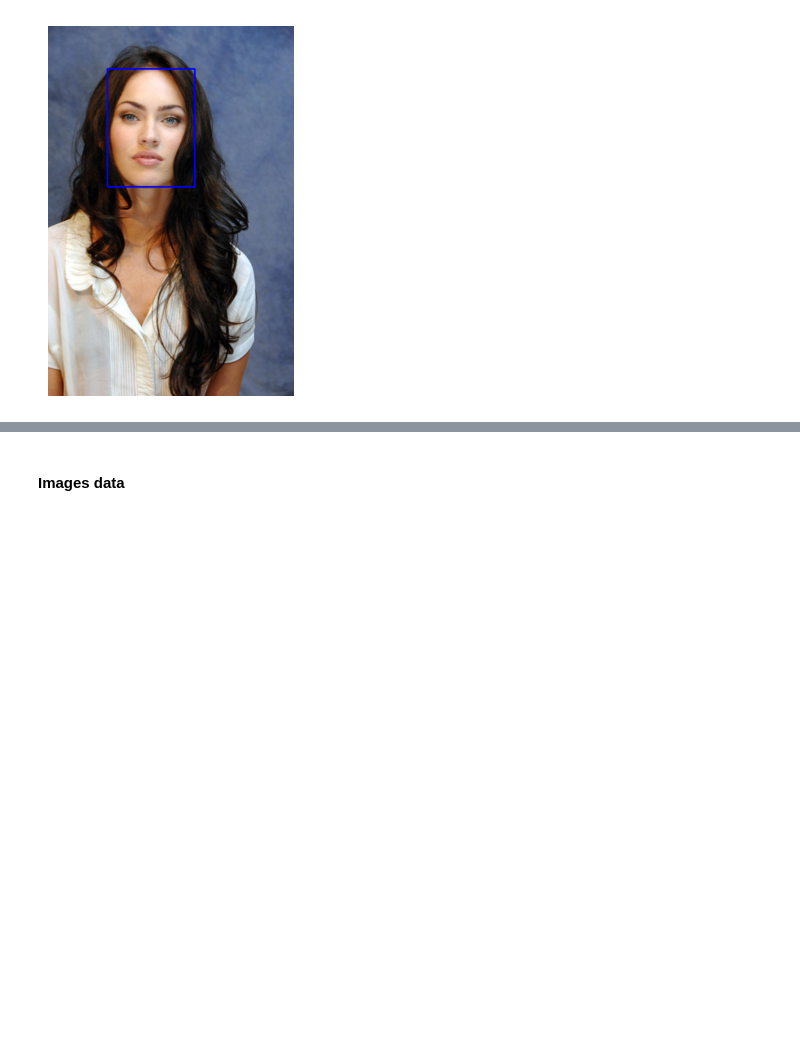
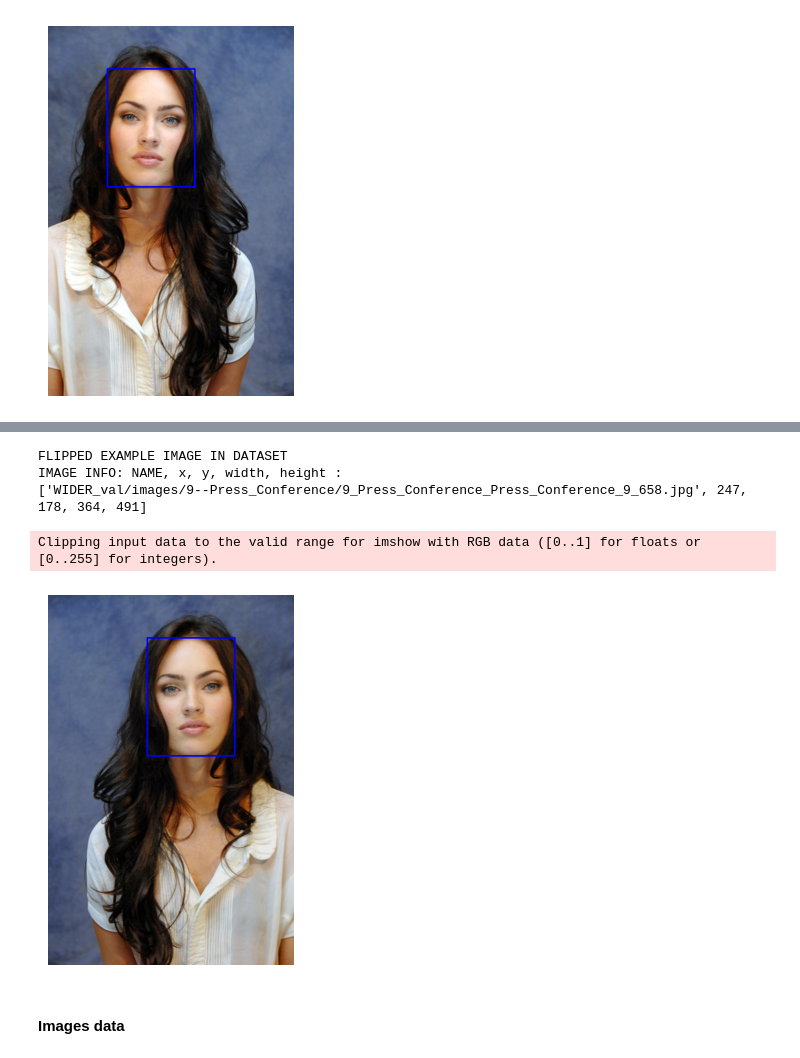
Before and after one commit to APJukic/NEUMRE-Face-tracking-by-using-CNNs, a Jupyter notebook: face-tracking.ipynb, the cells around one changed output, grey strips where cells are left out. Drawn from its saved outputs; the diff is of its cells as text; code cells hidden in the pictures; blank space fills up the shorter version.

```diff
--- a/face-tracking.ipynb
+++ b/face-tracking.ipynb
@@ -127,3 +199,42 @@ IMAGE INFO: NAME, x, y, width, height :
+# %%
+print("FLIPPED EXAMPLE IMAGE IN DATASET")
+print("IMAGE INFO: NAME, x, y, width, height : ")
+pp = -16
+print(images_info_test[pp])
+
+path = images_info_test[pp][0]
+img = cv2.imread(path)
+
+transform_inverted = transforms.Compose([
+    transforms.ToTensor(),
+    transforms.RandomHorizontalFlip(1),
+    transforms.ColorJitter(brightness=0.2, saturation=0.2, hue=0.2)
+])
+
+img_flipped = transform_inverted(img)
+
+# convert this image to numpy array
+img_flipped = np.array(img_flipped)
+
+# transpose from shape of (3,,) to shape of (,,3)
+img_flipped = img_flipped.transpose(1, 2, 0).copy()
+
+width = int(images_info_test[pp][3])
+height = int(images_info_test[pp][4])
+x = int(img_flipped.shape[1] - images_info_test[pp][1] - width)
+y = int(images_info_test[pp][2])
+image = cv2.rectangle(img_flipped, (x, y),(x+width, y+height) , (255, 0, 0), 5)
+
+# display the normalized image
+plt.imshow(cv2.cvtColor(image, cv2.COLOR_BGR2RGB))
+plt.axis('off')
+plt.show()
+# %% [output]
+FLIPPED EXAMPLE IMAGE IN DATASET
+IMAGE INFO: NAME, x, y, width, height :
+['WIDER_val/images/9--Press_Conference/9_Press_Conference_Press_Conference_9_658.jpg', 247, 178, 364, 491]
+Clipping input data to the valid range for imshow with RGB data ([0..1] for floats or [0..255] for integers).
+[figure, added]
 # %% [markdown]
 #### Images data
 # %%
```
Also changed, not shown: parts of 27 cells of this notebook.
